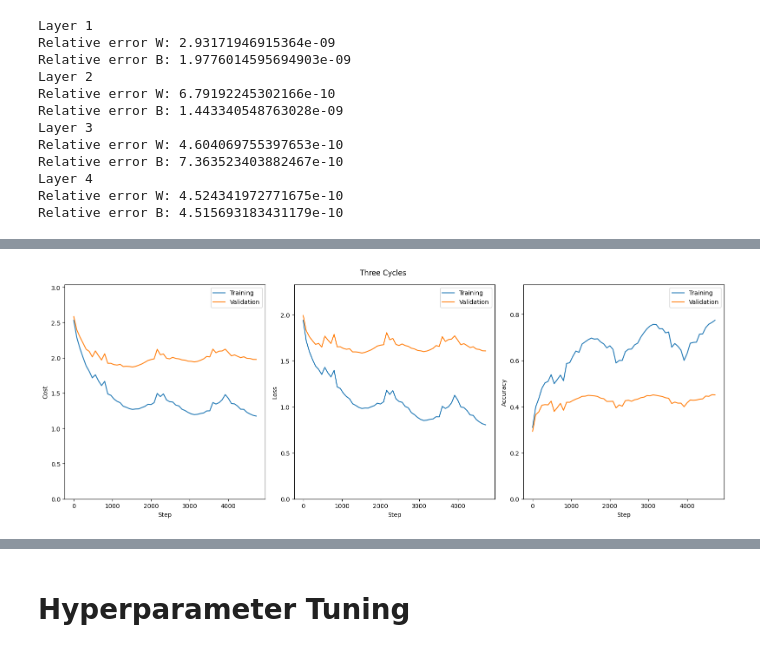
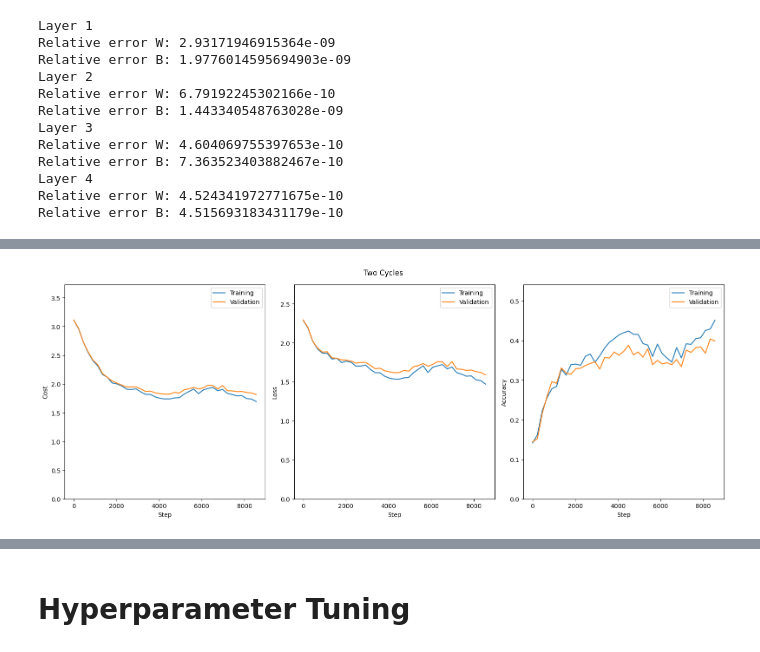
Before and after one commit to Lussebullen/dd2424, a Jupyter notebook: assignment3/notebook.ipynb, the cells around one changed output, grey strips where cells are left out. Drawn from its saved outputs; the diff is of its cells as text; code cells hidden in the pictures.

```diff
--- a/assignment3/notebook.ipynb
+++ b/assignment3/notebook.ipynb
@@ -465,7 +465,7 @@ def cyclicLearningRate(eta_min, eta_max, stepsize, t):
     else:
         return eta_max - (t - (2*l+1)*stepsize) / stepsize * (eta_max - eta_min)
 # %%
-def miniBatchGD(train, lmbd=0.1, n_batch=100, scheduler=["static",[0.001]], n_epochs=20, val=None, pflip=0, seed=65465168, n_cycles=2):
+def miniBatchGD(train, M=[20], lmbd=0.1, n_batch=100, scheduler=["static",[0.001]], n_epochs=20, val=None, pflip=0, seed=65465168, n_cycles=2):
         """
         Perform mini-batch gradient descent.
 
@@ -489,7 +489,7 @@ def miniBatchGD(train, lmbd=0.1, n_batch=100, scheduler=["static",[0.001]], n_ep
         accs = {"train" : [], "val" : []}
         lr = []
 
-        model = Linear2Layer(K, D, M)
+        model = LinearKLayer(K, D, M)
 
         if scheduler[0] == "static":
             eta = scheduler[1][0]
@@ -649,5 +646,18 @@ Number of epochs per cycle: 10.0
+# %%
+eta_min, eta_max = 1e-5, 1e-1
+lmbd, n_batch = 0.005, 100
+stepsize = int(5*45000/n_batch)
+
+lr_scheduler = ["cyclic",[eta_min, eta_max, stepsize]]
+
+epoch_updates = train.data.shape[1]/n_batch
+cycle_updates = 2 * stepsize
+n_epochs_cycle = cycle_updates/epoch_updates
+
+# 2 cycles worth of epochs
+n_epochs = int(n_epochs_cycle * 2)
 # %%
-modelout, costs, loss, accs, lr = miniBatchGD(train, lmbd=lmbd, n_batch=n_batch, scheduler=lr_scheduler, n_epochs=n_epochs, val=val, pflip=0)
+modelout, costs, loss, accs, lr = miniBatchGD(train, M=[50, 50], lmbd=lmbd, n_batch=n_batch, scheduler=lr_scheduler, n_epochs=n_epochs, val=val, pflip=0)
 # %%
 vis.plotLearningRate("Cyclic Learning Rate", lr, eta_min, eta_max, stepsize)
 # %% [output]
@@ -672,2 +676,2 @@ n_epochs = int(n_epochs_cycle * 3)
 # %%
-modelout, costs, loss, accs, lr = miniBatchGD(train, lmbd=lmbd, n_batch=n_batch, scheduler=lr_scheduler, n_epochs=n_epochs, val=val, pflip=0)
+modelout, costs, loss, accs, lr = miniBatchGD(train, M=[50, 30, 20, 20, 10, 10, 10, 10], lmbd=lmbd, n_batch=n_batch, scheduler=lr_scheduler, n_epochs=n_epochs, val=val, pflip=0)
@@ -678,7 +678,7 @@ vis.plotLearningRate("Cyclic Learning Rate", lr, eta_min, eta_max, stepsize)
 # %%
-vis.plotCyclicResults("Three Cycles", costs, loss, accs, stepsize)
+vis.plotCyclicResults("Two Cycles", costs, loss, accs, stepsize)
 # %% [output]
-[figure, old version]
+[figure, new version]
 # %%
 modelout.forward(test)
 print("Test accuracy: ", modelout.computeAcc(test))
```
Also changed, not shown: parts of 20 cells of this notebook.
